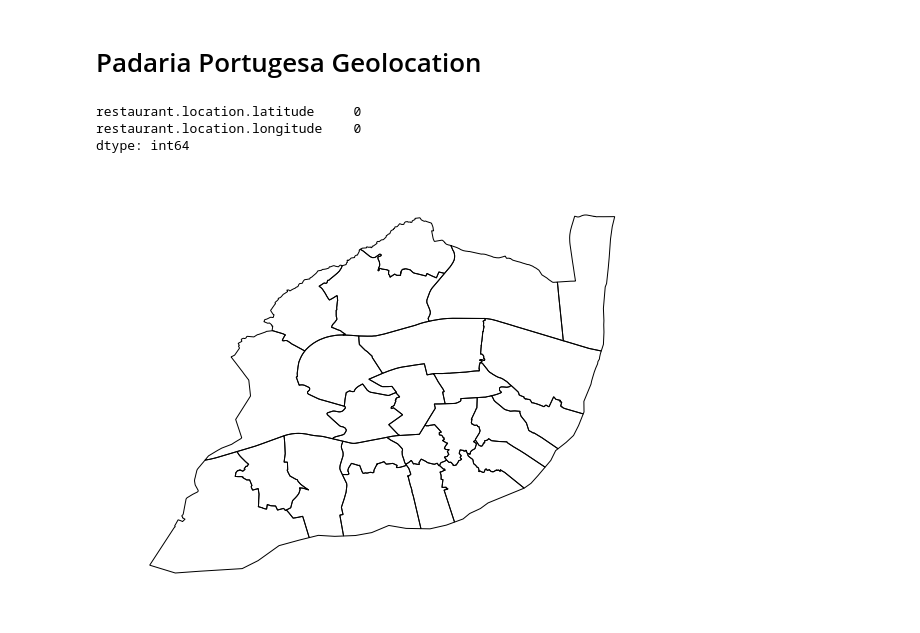
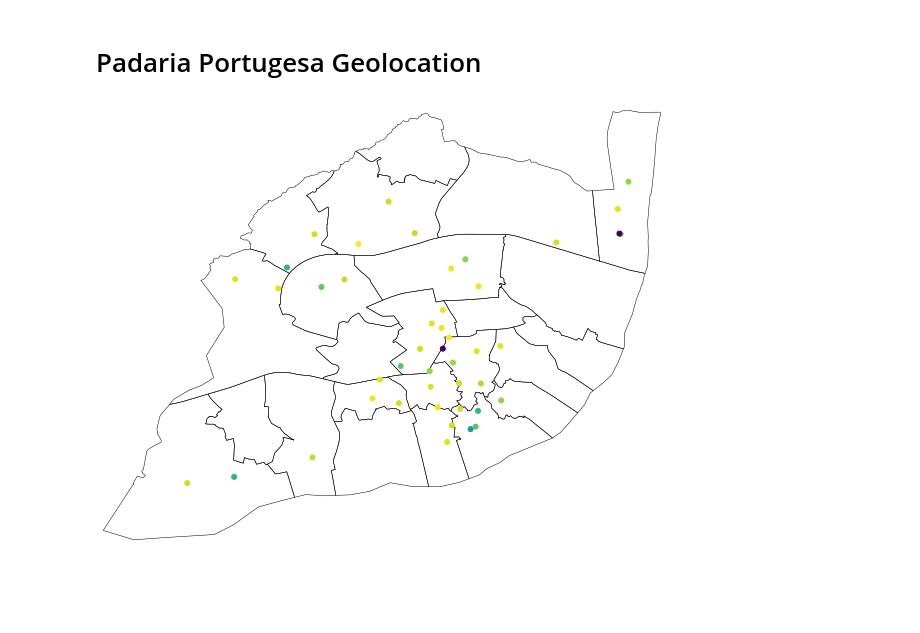
Before and after one commit to ricardozacarias/padarias, a Jupyter notebook: padarias.ipynb, the cells around one changed output. Saved outputs shown, nothing was run; the diff lists cells and outputs as text; code cells hidden in the pictures; blank space fills up the shorter version.

```diff
--- a/padarias.ipynb
+++ b/padarias.ipynb
@@ -16,22 +14,14 @@ points = padarias[['restaurant.location.latitude', 'restaurant.location.longitud
-# %%
-geosales = gp.GeoDataFrame(sales[sales.latitude.isnull() == False], geometry=gp.points_from_xy(sales[sales.latitude.isnull() == False].longitude, sales[sales.latitude.isnull() == False].latitude))
-# %% [output]
-restaurant.location.latitude     0
-restaurant.location.longitude    0
-dtype: int64
+# %%
+points = gp.GeoDataFrame(padarias, geometry=gp.points_from_xy(padarias['restaurant.location.longitude'], padarias['restaurant.location.latitude']))
 # %%
 # get exterior of multipolygons
 exterior = freguesias.unary_union
 
 # remove points outside the city
-#poi = [point for point in poi if point.within(exterior)]
+points = points[points.geometry.within(exterior)]
 
 # plot figure to see input data
-ax = gplt.polyplot(freguesias, figsize=(10, 10), lw= 1, facecolor= 'none', edgecolor='k', alpha=1);
-
-#for p in poi:
-    #ax.scatter(p.x, p.y, facecolor='r', edgecolor='k', s=50);
-#ax.set_title('Area Boundary and Points of Interest')
-#plt.tight_layout()
+ax = gplt.polyplot(freguesias, figsize=(10, 10), lw= .5, facecolor= 'none', edgecolor='k', alpha=1);
+gplt.pointplot(points, ax=ax, extent=freguesias.total_bounds, hue='restaurant.user_rating.aggregate_rating');
 # %% [output]
-[figure, old version]
+[figure, new version]
```
Also changed, not shown: parts of 4 cells of this notebook.
